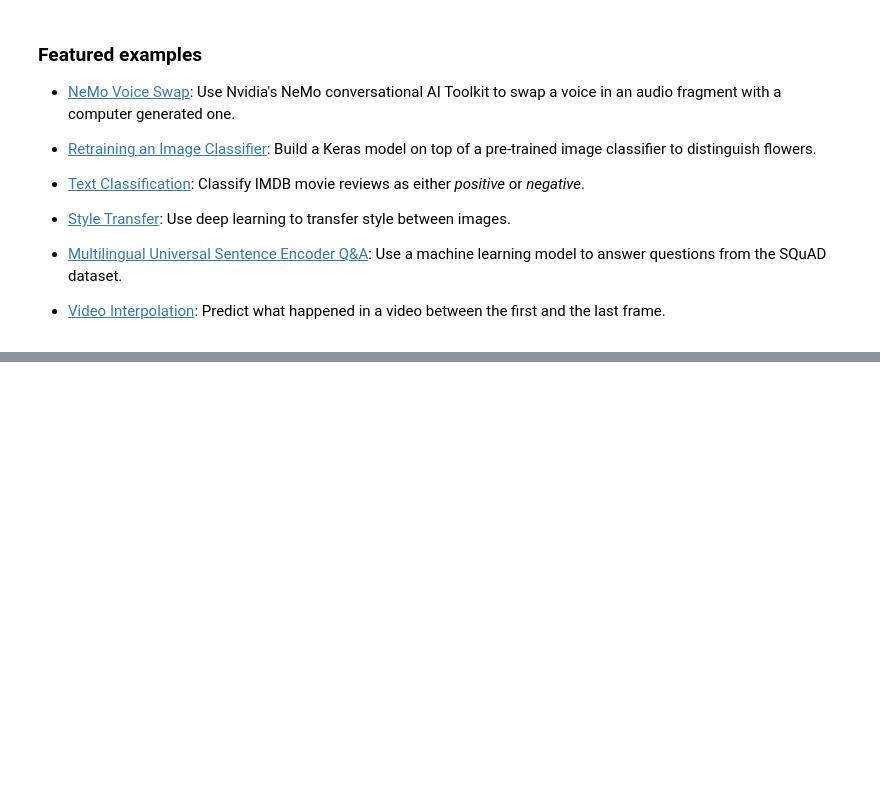
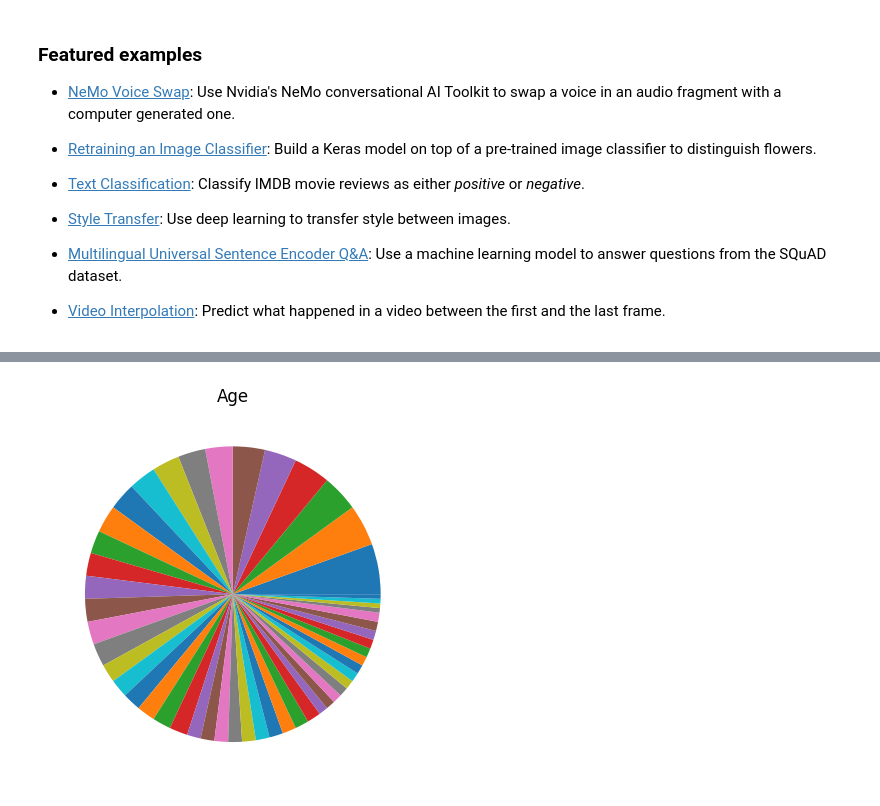
Before and after one commit to smartinternz02/SI-GuidedProject-581727-1694707776, a Jupyter notebook: Welcome_To_Colaboratory.ipynb, the cells around one changed output, grey strips where cells are left out. Saved outputs shown, nothing was run; the diff lists cells and outputs as text; code cells hidden in the pictures; blank space fills up the shorter version.

```diff
--- a/Welcome_To_Colaboratory.ipynb
+++ b/Welcome_To_Colaboratory.ipynb
@@ -166,0 +183,6 @@ import seaborn as sns
+# %%
+ plt.pie(df.Age.value_counts())
+plt.title('Age')
+plt.show()
+# %% [output]
+[figure, added]
```
Also changed, not shown: parts of 50 cells of this notebook.
